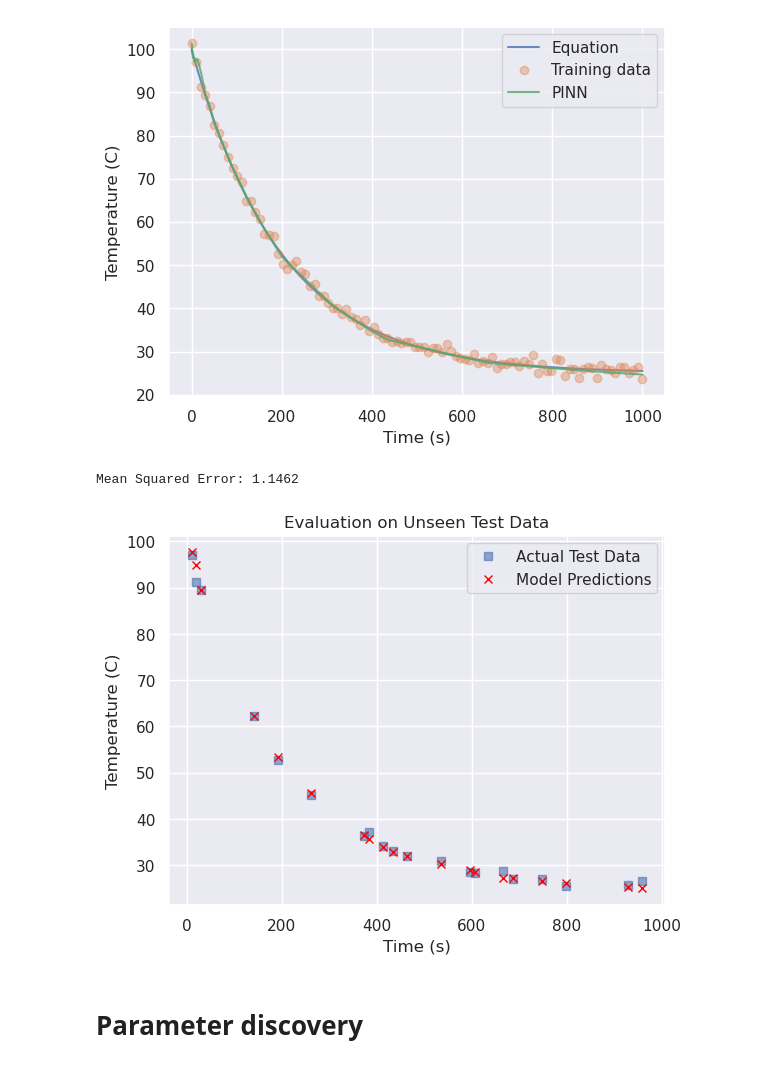
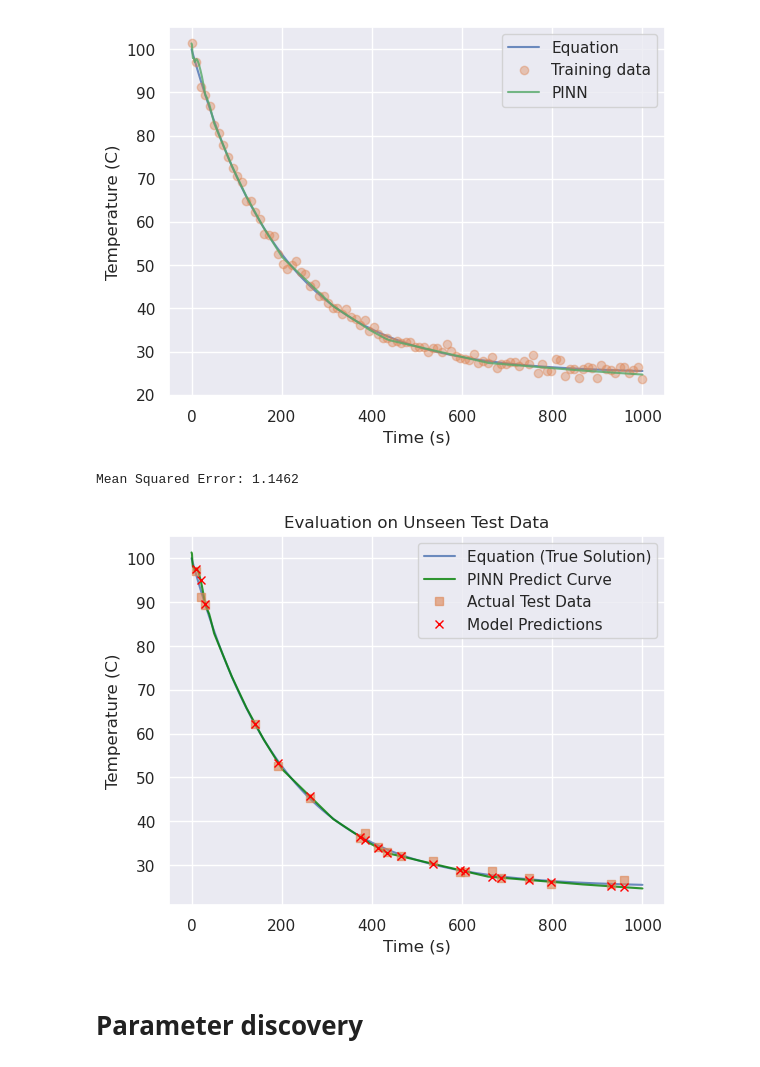
Before and after one commit to MrzAhmadi/PINNs, a Jupyter notebook: experiment/cooling_rate/cooling_rate_train_test.ipynb, the cells around one changed output. Drawn from its saved outputs; the diff is of its cells as text; code cells hidden in the pictures.

Commit message:
Adds Curve for train test cooling

```diff
--- a/experiment/cooling_rate/cooling_rate_train_test.ipynb
+++ b/experiment/cooling_rate/cooling_rate_train_test.ipynb
@@ -111,22 +111,32 @@ plt.xlabel('Time (s)')
 Text(0.5, 0, 'Time (s)')
 [figure]
 # %%
+# Predict specifically for the test points to calculate MSE
 T_pred = net.predict(t_test)
-
 test_mse = np.mean((T_pred.flatten() - T_test)**2)
 print(f"Mean Squared Error: {test_mse:.4f}")
 
+# Predict across the entire continuous time domain
+continuous_preds = net.predict(times)
+
 plt.figure()
+
+# Plot the continuous curves
+plt.plot(times, temps, label='Equation (True Solution)', alpha=0.8)
+plt.plot(times, continuous_preds, label='PINN Predict Curve', color='green', alpha=0.8)
+
+# Plot the discrete test points
 plt.plot(t_test, T_test, 's', label='Actual Test Data', alpha=0.6)
 plt.plot(t_test, T_pred, 'x', label='Model Predictions', color='red')
+
 plt.legend()
 plt.ylabel('Temperature (C)')
 plt.xlabel('Time (s)')
 plt.title('Evaluation on Unseen Test Data')
 plt.show()
 # %% [output]
 Mean Squared Error: 1.1462
-[figure, old version]
+[figure, new version]
 # %% [markdown]
 # Parameter discovery
 # %%
```
Also changed, not shown: parts of 3 cells of this notebook.
